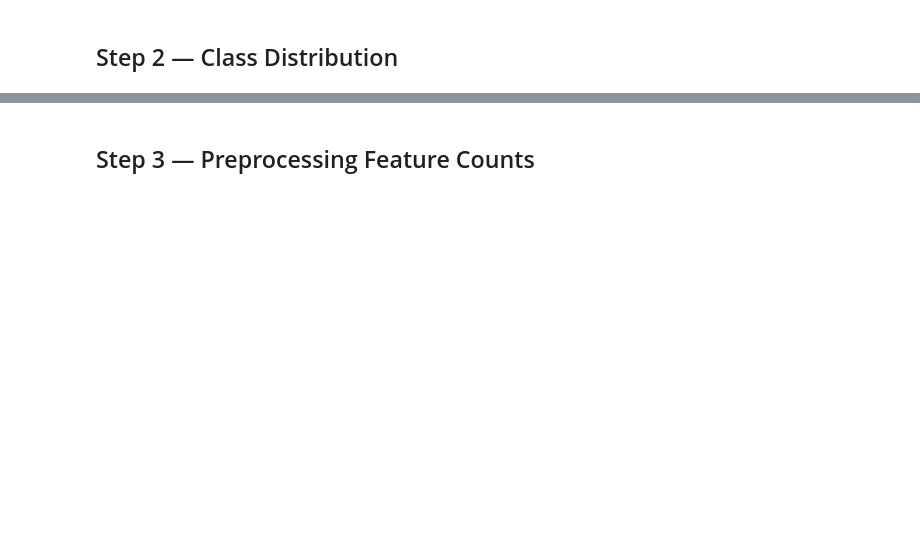
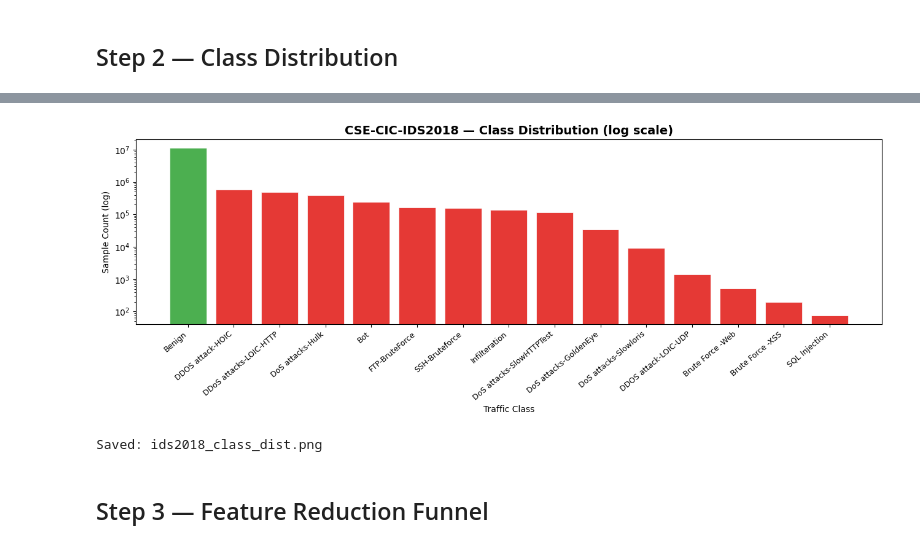
Before and after one commit to aarushjos/FL-IDS-Capstone, a Jupyter notebook: notebooks/08_ids2018_eda.ipynb, the cells around one changed output, grey strips where cells are left out. Cells and saved outputs as stored; diff of their text form; code cells hidden in the pictures; blank space fills up the shorter version.

```diff
--- a/notebooks/08_ids2018_eda.ipynb
+++ b/notebooks/08_ids2018_eda.ipynb
@@ -47,14 +38,0 @@ print('Imports OK')
-# %%
-ids2018_dir = RAW_DIR / 'ids2018'
-csv_files = sorted(ids2018_dir.glob('*.csv'))
-print(f'Found {len(csv_files)} CSV files:\n')
-
-file_stats = []
-for f in csv_files:
-    df_tmp = pd.read_csv(f, low_memory=False)
-    df_tmp.columns = df_tmp.columns.str.strip()
-    file_stats.append({'file': f.name, 'rows': len(df_tmp), 'cols': df_tmp.shape[1]})
-    print(f'  {f.name}: {len(df_tmp):>10,} rows, {df_tmp.shape[1]} cols')
-
-total_rows = sum(s['rows'] for s in file_stats)
-print(f'\nTotal rows: {total_rows:,}')
@@ -89,0 +83,11 @@ plt.show()
+# %%
+y_all = np.concatenate([y_train, y_test])
+class_names = le.classes_
+
+counts = np.bincount(y_all, minlength=len(class_names))
+pct    = counts / counts.sum() * 100
+
+dist_df = pd.DataFrame({'Class': class_names, 'Count': counts, 'Pct (%)': pct.round(3)})
+dist_df = dist_df.sort_values('Count', ascending=False).reset_index(drop=True)
+print(dist_df.to_string(index=False))
+print(f'\nImbalance ratio (max/min): {counts.max() / counts[counts > 0].min():,.0f}x')
@@ -90,2 +113,18 @@ plt.show()
+# %%
+fig, ax = plt.subplots(figsize=(13, 5))
+colors = ['#4CAF50' if n == 'Benign' else '#E53935' for n in dist_df['Class']]
+ax.bar(dist_df['Class'], dist_df['Count'], color=colors, edgecolor='white', linewidth=0.5)
+ax.set_yscale('log')
+ax.set_title('CSE-CIC-IDS2018 — Class Distribution (log scale)', fontsize=14, fontweight='bold')
+ax.set_ylabel('Sample Count (log)')
+ax.set_xlabel('Traffic Class')
+plt.xticks(rotation=40, ha='right', fontsize=9)
+plt.tight_layout()
+plt.savefig(PLOTS_DIR / 'ids2018_class_dist.png', dpi=150)
+plt.show()
+print('Saved: ids2018_class_dist.png')
+# %% [output]
+[figure, added]
+Saved: ids2018_class_dist.png
 # %% [markdown]
-## Step 3 — Preprocessing Feature Counts
+## Step 3 — Feature Reduction Funnel
```
Also changed, not shown: parts of 23 cells of this notebook, 10 other files.
